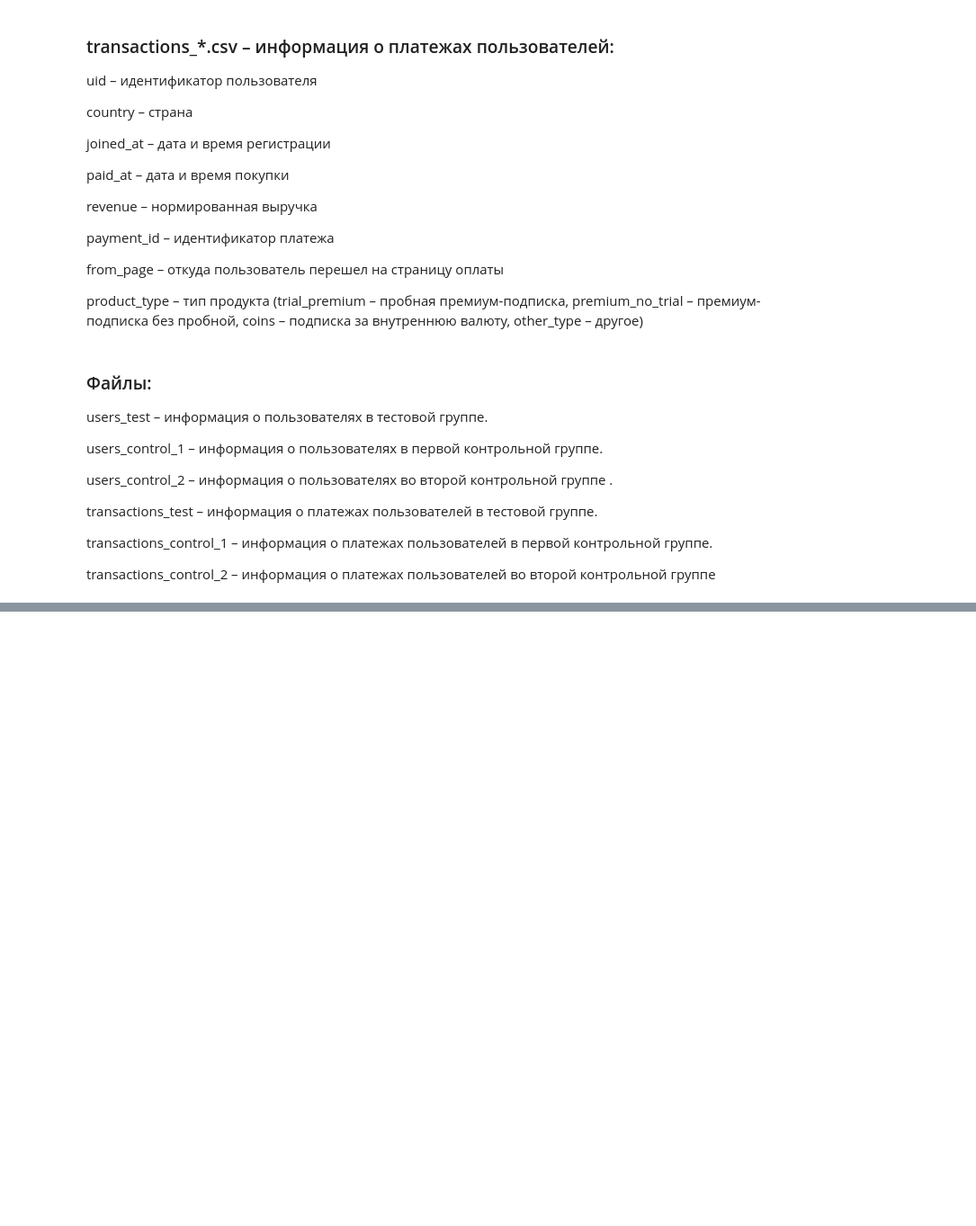
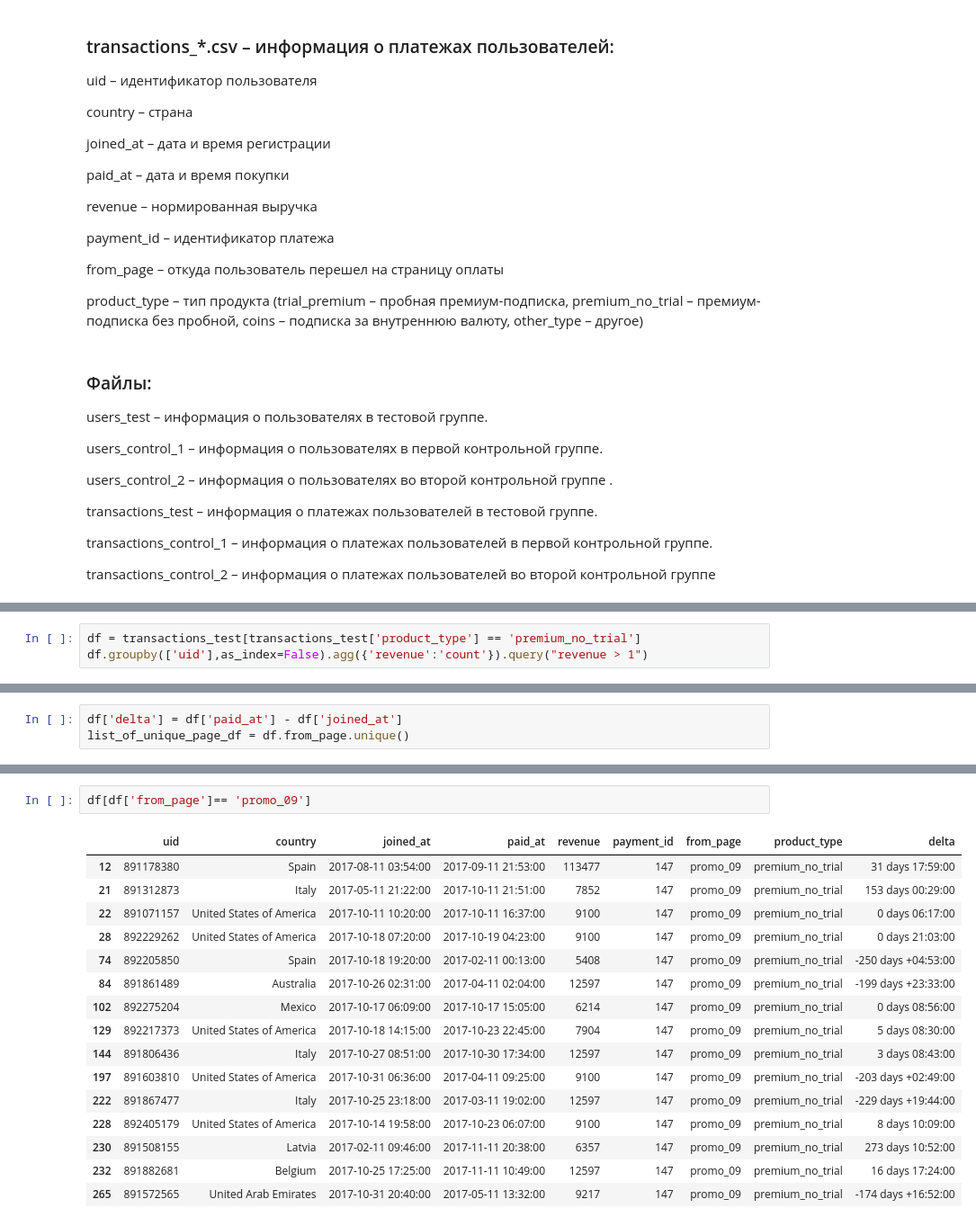
Before and after one commit to Ed-Tari/AB_test_project_2, a Jupyter notebook: pet_2.ipynb, the cells around one changed output, grey strips where cells are left out. Shown at 90% size. Drawn from its saved outputs; the diff is of its cells as text; blank space fills up the shorter version.

```diff
--- a/pet_2.ipynb
+++ b/pet_2.ipynb
@@ -191,0 +248,3 @@ transactions_control_2.head(3)
+# %%
+df = transactions_test[transactions_test['product_type'] == 'premium_no_trial']
+df.groupby(['uid'],as_index=False).agg({'revenue':'count'}).query("revenue > 1")
@@ -191,0 +339,3 @@ transactions_control_2.head(3)
+# %%
+df['delta'] = df['paid_at'] - df['joined_at']
+list_of_unique_page_df = df.from_page.unique()
@@ -191,0 +372,19 @@ transactions_control_2.head(3)
+# %%
+df[df['from_page']== 'promo_09']
+# %% [output]
+|  | uid | country | joined_at | paid_at | revenue | payment_id | from_page | product_type | delta |
+| 12 | 891178380 | Spain | 2017-08-11 03:54:00 | 2017-09-11 21:53:00 | 113477 | 147 | promo_09 | premium_no_trial | 31 days 17:59:00 |
+| 21 | 891312873 | Italy | 2017-05-11 21:22:00 | 2017-10-11 21:51:00 | 7852 | 147 | promo_09 | premium_no_trial | 153 days 00:29:00 |
+| 22 | 891071157 | United States of America | 2017-10-11 10:20:00 | 2017-10-11 16:37:00 | 9100 | 147 | promo_09 | premium_no_trial | 0 days 06:17:00 |
+| 28 | 892229262 | United States of America | 2017-10-18 07:20:00 | 2017-10-19 04:23:00 | 9100 | 147 | promo_09 | premium_no_trial | 0 days 21:03:00 |
+| 74 | 892205850 | Spain | 2017-10-18 19:20:00 | 2017-02-11 00:13:00 | 5408 | 147 | promo_09 | premium_no_trial | -250 days +04:53:00 |
+| 84 | 891861489 | Australia | 2017-10-26 02:31:00 | 2017-04-11 02:04:00 | 12597 | 147 | promo_09 | premium_no_trial | -199 days +23:33:00 |
+| 102 | 892275204 | Mexico | 2017-10-17 06:09:00 | 2017-10-17 15:05:00 | 6214 | 147 | promo_09 | premium_no_trial | 0 days 08:56:00 |
+| 129 | 892217373 | United States of America | 2017-10-18 14:15:00 | 2017-10-23 22:45:00 | 7904 | 147 | promo_09 | premium_no_trial | 5 days 08:30:00 |
+| 144 | 891806436 | Italy | 2017-10-27 08:51:00 | 2017-10-30 17:34:00 | 12597 | 147 | promo_09 | premium_no_trial | 3 days 08:43:00 |
+| 197 | 891603810 | United States of America | 2017-10-31 06:36:00 | 2017-04-11 09:25:00 | 9100 | 147 | promo_09 | premium_no_trial | -203 days +02:49:00 |
+| 222 | 891867477 | Italy | 2017-10-25 23:18:00 | 2017-03-11 19:02:00 | 12597 | 147 | promo_09 | premium_no_trial | -229 days +19:44:00 |
+| 228 | 892405179 | United States of America | 2017-10-14 19:58:00 | 2017-10-23 06:07:00 | 9100 | 147 | promo_09 | premium_no_trial | 8 days 10:09:00 |
+| 230 | 891508155 | Latvia | 2017-02-11 09:46:00 | 2017-11-11 20:38:00 | 6357 | 147 | promo_09 | premium_no_trial | 273 days 10:52:00 |
+| 232 | 891882681 | Belgium | 2017-10-25 17:25:00 | 2017-11-11 10:49:00 | 12597 | 147 | promo_09 | premium_no_trial | 16 days 17:24:00 |
+| 265 | 891572565 | United Arab Emirates | 2017-10-31 20:40:00 | 2017-05-11 13:32:00 | 9217 | 147 | promo_09 | premium_no_trial | -174 days +16:52:00 |
```
Also changed, not shown: parts of 26 cells of this notebook.
